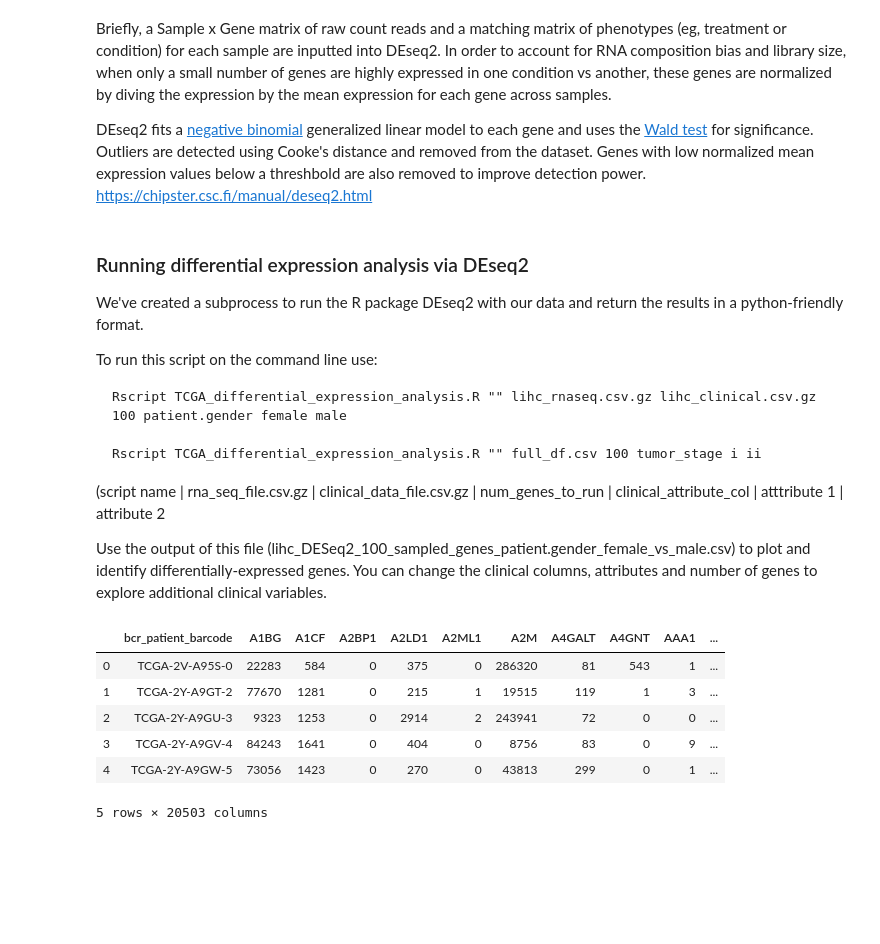
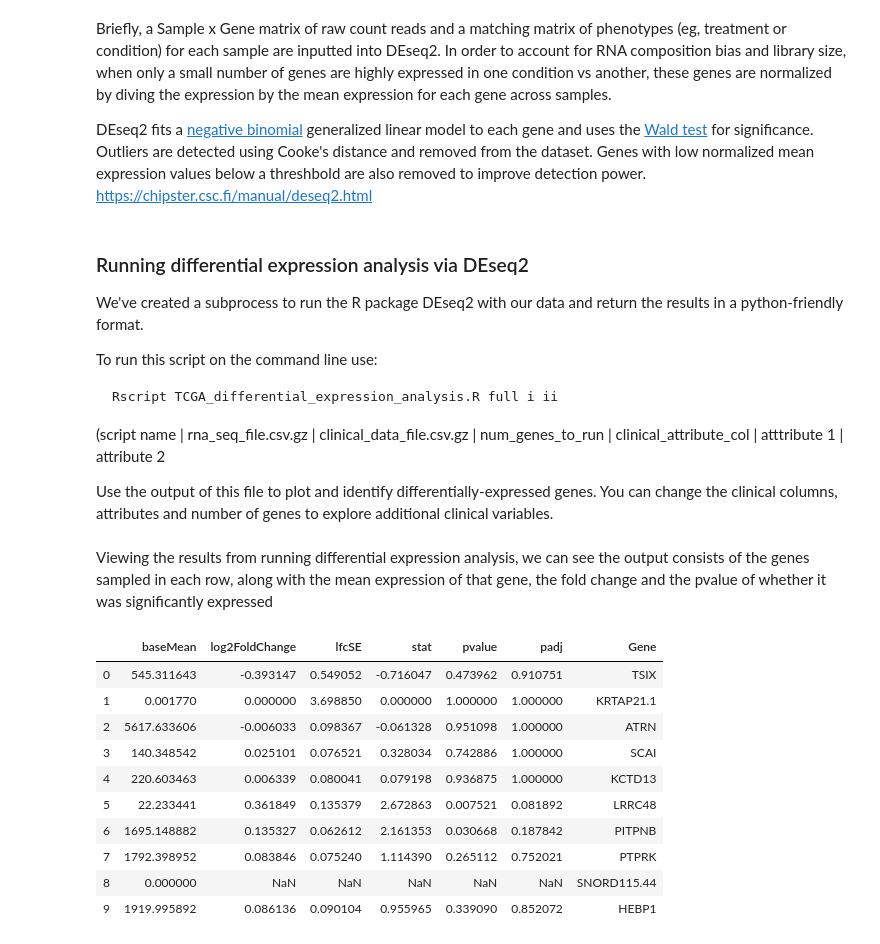
Before and after one commit to sohilsshah91/hacknights, a Jupyter notebook: tcga-series/post/post1_mwe_introduction.ipynb, the cells around one changed output. Cells and saved outputs as stored; diff of their text form; code cells hidden in the pictures; blank space fills up the shorter version.

Commit message:
Prelim analysis of analysis for DEseq output for 100 genes

````diff
--- a/tcga-series/post/post1_mwe_introduction.ipynb
+++ b/tcga-series/post/post1_mwe_introduction.ipynb
@@ -371,21 +371,26 @@ We've created a subprocess to run the R package DEseq2 with our data and return
 
 To run this script on the command line use:
 ```
-Rscript TCGA_differential_expression_analysis.R "" lihc_rnaseq.csv.gz lihc_clinical.csv.gz 100 patient.gender female male
-
-Rscript TCGA_differential_expression_analysis.R "" full_df.csv 100 tumor_stage i ii
+Rscript TCGA_differential_expression_analysis.R full i ii
 ```
 
 (script name | rna_seq_file.csv.gz | clinical_data_file.csv.gz | num_genes_to_run | clinical_attribute_col | atttribute 1 | attribute 2
 
-Use the output of this file (lihc_DESeq2_100_sampled_genes_patient.gender_female_vs_male.csv) to plot and identify differentially-expressed genes. You can change the clinical columns, attributes and number of genes to explore additional clinical variables.
+Use the output of this file to plot and identify differentially-expressed genes. You can change the clinical columns, attributes and number of genes to explore additional clinical variables.
+# %% [markdown]
+Viewing the results from running differential expression analysis, we can see the output consists of the genes sampled in each row, along with the mean expression of that gene, the fold change and the pvalue of whether it was significantly expressed
 # %%
-pd.read_csv('full_df.csv').head()
+de_stage_i_ii = pd.read_csv('lihc_DESeq2_100_sampled_genes_tumor_stage_i_vs_ii.csv')
+de_stage_i_ii.head(10)
 # %% [output]
-|  | bcr_patient_barcode | A1BG | A1CF | A2BP1 | A2LD1 | A2ML1 | A2M | A4GALT | A4GNT | AAA1 | ... |
-| 0 | TCGA-2V-A95S-0 | 22283 | 584 | 0 | 375 | 0 | 286320 | 81 | 543 | 1 | ... |
-| 1 | TCGA-2Y-A9GT-2 | 77670 | 1281 | 0 | 215 | 1 | 19515 | 119 | 1 | 3 | ... |
-| 2 | TCGA-2Y-A9GU-3 | 9323 | 1253 | 0 | 2914 | 2 | 243941 | 72 | 0 | 0 | ... |
-| 3 | TCGA-2Y-A9GV-4 | 84243 | 1641 | 0 | 404 | 0 | 8756 | 83 | 0 | 9 | ... |
-| 4 | TCGA-2Y-A9GW-5 | 73056 | 1423 | 0 | 270 | 0 | 43813 | 299 | 0 | 1 | ... |
+|  | baseMean | log2FoldChange | lfcSE | stat | pvalue | padj | Gene |
+| 0 | 545.311643 | -0.393147 | 0.549052 | -0.716047 | 0.473962 | 0.910751 | TSIX |
+| 1 | 0.001770 | 0.000000 | 3.698850 | 0.000000 | 1.000000 | 1.000000 | KRTAP21.1 |
+| 2 | 5617.633606 | -0.006033 | 0.098367 | -0.061328 | 0.951098 | 1.000000 | ATRN |
+| 3 | 140.348542 | 0.025101 | 0.076521 | 0.328034 | 0.742886 | 1.000000 | SCAI |
+| 4 | 220.603463 | 0.006339 | 0.080041 | 0.079198 | 0.936875 | 1.000000 | KCTD13 |
+| 5 | 22.233441 | 0.361849 | 0.135379 | 2.672863 | 0.007521 | 0.081892 | LRRC48 |
+| 6 | 1695.148882 | 0.135327 | 0.062612 | 2.161353 | 0.030668 | 0.187842 | PITPNB |
+| 7 | 1792.398952 | 0.083846 | 0.075240 | 1.114390 | 0.265112 | 0.752021 | PTPRK |
+| 8 | 0.000000 | NaN | NaN | NaN | NaN | NaN | SNORD115.44 |
+| 9 | 1919.995892 | 0.086136 | 0.090104 | 0.955965 | 0.339090 | 0.852072 | HEBP1 |
-5 rows × 20503 columns
````
Also changed, not shown: parts of 11 cells of this notebook.
